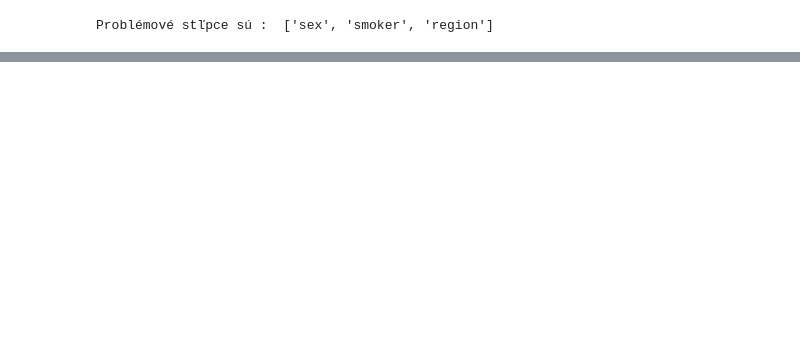
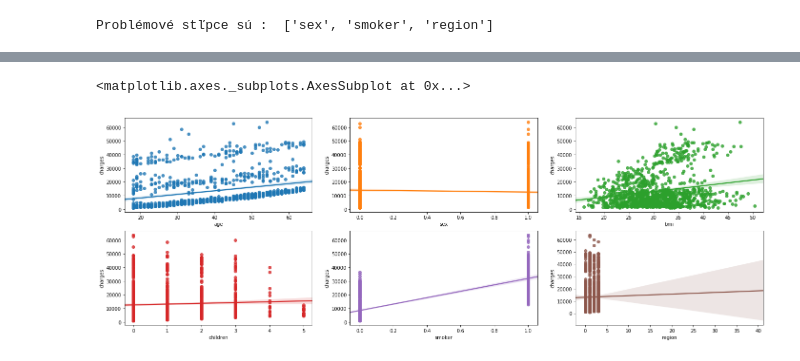
Before and after one commit to georgeob/Mate_NS2020, a Jupyter notebook: Mate_NS2020.ipynb, the cells around one changed output, grey strips where cells are left out. Drawn from its saved outputs; the diff is of its cells as text; code cells hidden in the pictures; blank space fills up the shorter version.

```diff
--- a/Mate_NS2020.ipynb
+++ b/Mate_NS2020.ipynb
@@ -189,5 +193,0 @@ V [dokumentácií](https://pandas.pydata.org/pandas-docs/stable/reference/api/pa
-# %%
-# axis = 0 znamená riadky
-# axis = 1 znamená stľpce
-data_frame = pd.concat([data_frame, pd.get_dummies(data_frame.sex), pd.get_dummies(data_frame.smoker), pd.get_dummies(data_frame.region)], axis=1)
-data_frame.head(5)
@@ -200,0 +194,6 @@ data_frame.head(5)
+# %%
+data_frame['sex'] = data_frame['sex'].map({'female': 1, 'male': 0})
+data_frame['smoker'] = data_frame['smoker'].map({'yes':1,'no':0})
+data_frame['region'] = data_frame['region'].map({'southwest':0,'southeast':1,'northwest':2,'northeast':3})
+
+data_frame.head(5)
@@ -200,0 +215,15 @@ data_frame.head(5)
+# %%
+from sklearn.model_selection import train_test_split
+
+train_data_frame, test_data_frame = train_test_split(data_frame, test_size=0.2)
+figure, ax = plt.subplots(2,3, figsize=(24,8))
+
+sns.regplot(x=train_data_frame["age"], y=train_data_frame["charges"], ax=ax[0,0])
+sns.regplot(x=train_data_frame["sex"], y=train_data_frame["charges"], ax=ax[0,1])
+sns.regplot(x=train_data_frame["bmi"], y=train_data_frame["charges"], ax=ax[0,2])
+sns.regplot(x=train_data_frame["children"], y=train_data_frame["charges"], ax=ax[1,0])
+sns.regplot(x=train_data_frame["smoker"], y=train_data_frame["charges"], ax=ax[1,1])
+sns.regplot(x=train_data_frame["region"], y=train_data_frame["charges"], ax=ax[1,2])
+# %% [output]
+<matplotlib.axes._subplots.AxesSubplot at 0x...>
+[figure, added]
```
Also changed, not shown: parts of 43 cells of this notebook, 1 other file.
